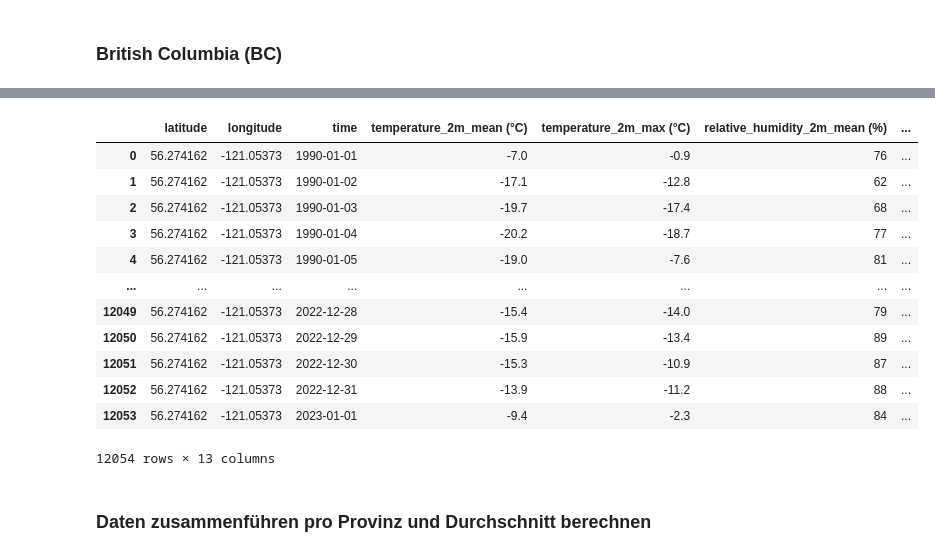
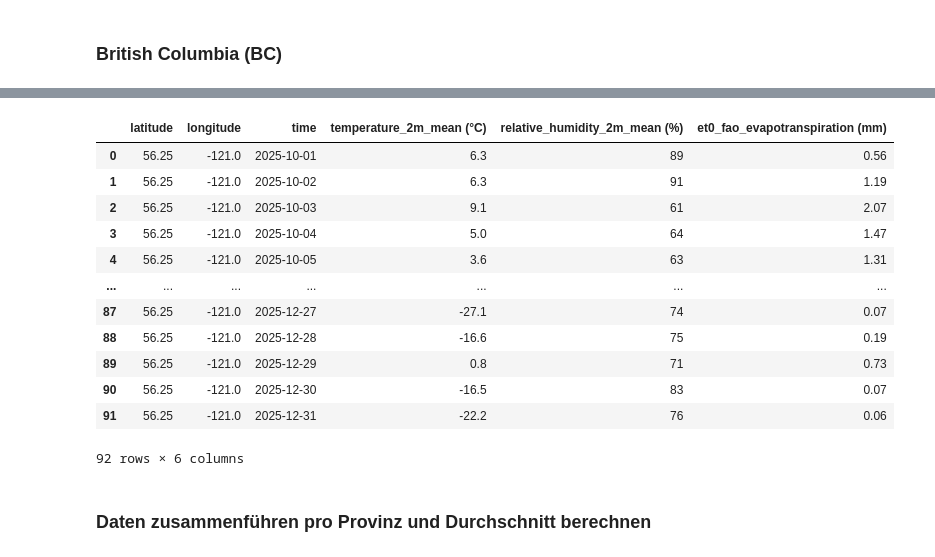
Before and after one commit to yajoka/firewatch, a Jupyter notebook: notebook/forecast_data.ipynb, the cells around one changed output, grey strips where cells are left out. Cells and saved outputs as stored; diff of their text form; code cells hidden in the pictures.

```diff
--- a/notebook/forecast_data.ipynb
+++ b/notebook/forecast_data.ipynb
@@ -87,44 +87,44 @@ British_Columbia_2
 # %%
 #Peace River Forest / Fort St. John Hinterland
 #→ 56.30, -121.00
 
 
-pfad = "../data/import weather data/import data/British Columbia/open-meteo-56.27N121.05W789m-2.csv"
+pfad = "../data/forecast_data/peace_river.csv"
 
 # -------------------------------------------------------
 # 1) Koordinaten aus Zeile 2 (Index 1) einlesen
 # -------------------------------------------------------
 coords = pd.read_csv(pfad, nrows=2, header=None)
 lat = coords.iloc[1, 0]
 lon = coords.iloc[1, 1]
 
 df = pd.read_csv(
     pfad,
     skiprows=3,   # Metadaten überspringen
     comment="#",  # ignoriert eventuelle Kommentarzeilen
 )
 
 df["latitude"] = lat
 df["longitude"] = lon
 
 # Falls du die Spalten vorne haben willst:
 British_Columbia_3 = df[["latitude", "longitude"] + [col for col in df.columns if col not in ["latitude", "longitude"]]]
 
 British_Columbia_3
 # %% [output]
-|  | latitude | longitude | time | temperature_2m_mean (°C) | temperature_2m_max (°C) | relative_humidity_2m_mean (%) | ... |
-| 0 | 56.274162 | -121.05373 | 1990-01-01 | -7.0 | -0.9 | 76 | ... |
-| 1 | 56.274162 | -121.05373 | 1990-01-02 | -17.1 | -12.8 | 62 | ... |
-| 2 | 56.274162 | -121.05373 | 1990-01-03 | -19.7 | -17.4 | 68 | ... |
-| 3 | 56.274162 | -121.05373 | 1990-01-04 | -20.2 | -18.7 | 77 | ... |
-| 4 | 56.274162 | -121.05373 | 1990-01-05 | -19.0 | -7.6 | 81 | ... |
-| ... | ... | ... | ... | ... | ... | ... | ... |
-| 12049 | 56.274162 | -121.05373 | 2022-12-28 | -15.4 | -14.0 | 79 | ... |
-| 12050 | 56.274162 | -121.05373 | 2022-12-29 | -15.9 | -13.4 | 89 | ... |
-| 12051 | 56.274162 | -121.05373 | 2022-12-30 | -15.3 | -10.9 | 87 | ... |
-| 12052 | 56.274162 | -121.05373 | 2022-12-31 | -13.9 | -11.2 | 88 | ... |
-| 12053 | 56.274162 | -121.05373 | 2023-01-01 | -9.4 | -2.3 | 84 | ... |
+|  | latitude | longitude | time | temperature_2m_mean (°C) | relative_humidity_2m_mean (%) | et0_fao_evapotranspiration (mm) |
+| 0 | 56.25 | -121.0 | 2025-10-01 | 6.3 | 89 | 0.56 |
+| 1 | 56.25 | -121.0 | 2025-10-02 | 6.3 | 91 | 1.19 |
+| 2 | 56.25 | -121.0 | 2025-10-03 | 9.1 | 61 | 2.07 |
+| 3 | 56.25 | -121.0 | 2025-10-04 | 5.0 | 64 | 1.47 |
+| 4 | 56.25 | -121.0 | 2025-10-05 | 3.6 | 63 | 1.31 |
+| ... | ... | ... | ... | ... | ... | ... |
+| 87 | 56.25 | -121.0 | 2025-12-27 | -27.1 | 74 | 0.07 |
+| 88 | 56.25 | -121.0 | 2025-12-28 | -16.6 | 75 | 0.19 |
+| 89 | 56.25 | -121.0 | 2025-12-29 | 0.8 | 71 | 0.73 |
+| 90 | 56.25 | -121.0 | 2025-12-30 | -16.5 | 83 | 0.07 |
+| 91 | 56.25 | -121.0 | 2025-12-31 | -22.2 | 76 | 0.06 |
-12054 rows × 13 columns
+92 rows × 6 columns
 # %% [markdown]
 ### Daten zusammenführen pro Provinz und Durchschnitt berechnen
 # %%
```
Also changed, not shown: parts of 5 cells of this notebook, 1 other file.
